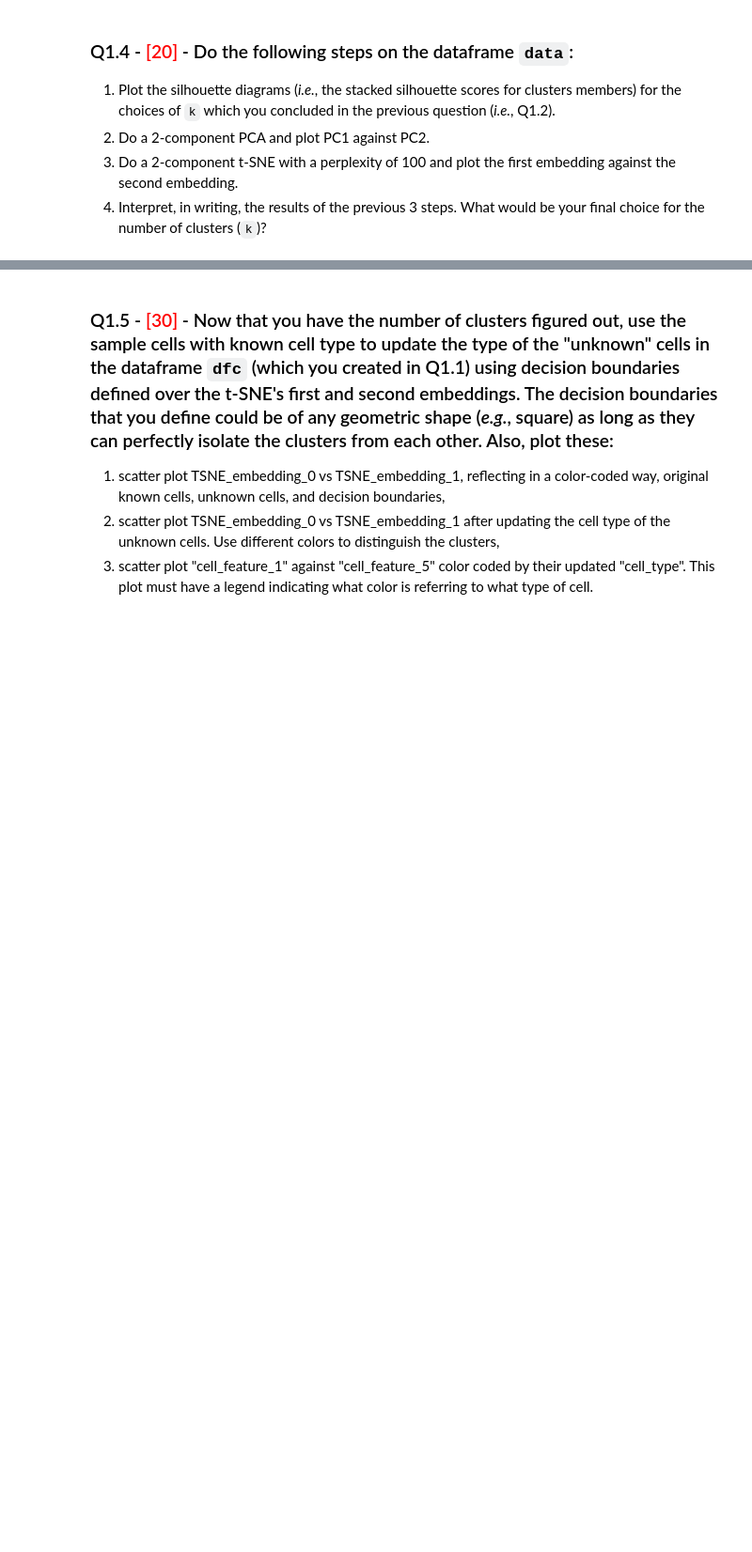
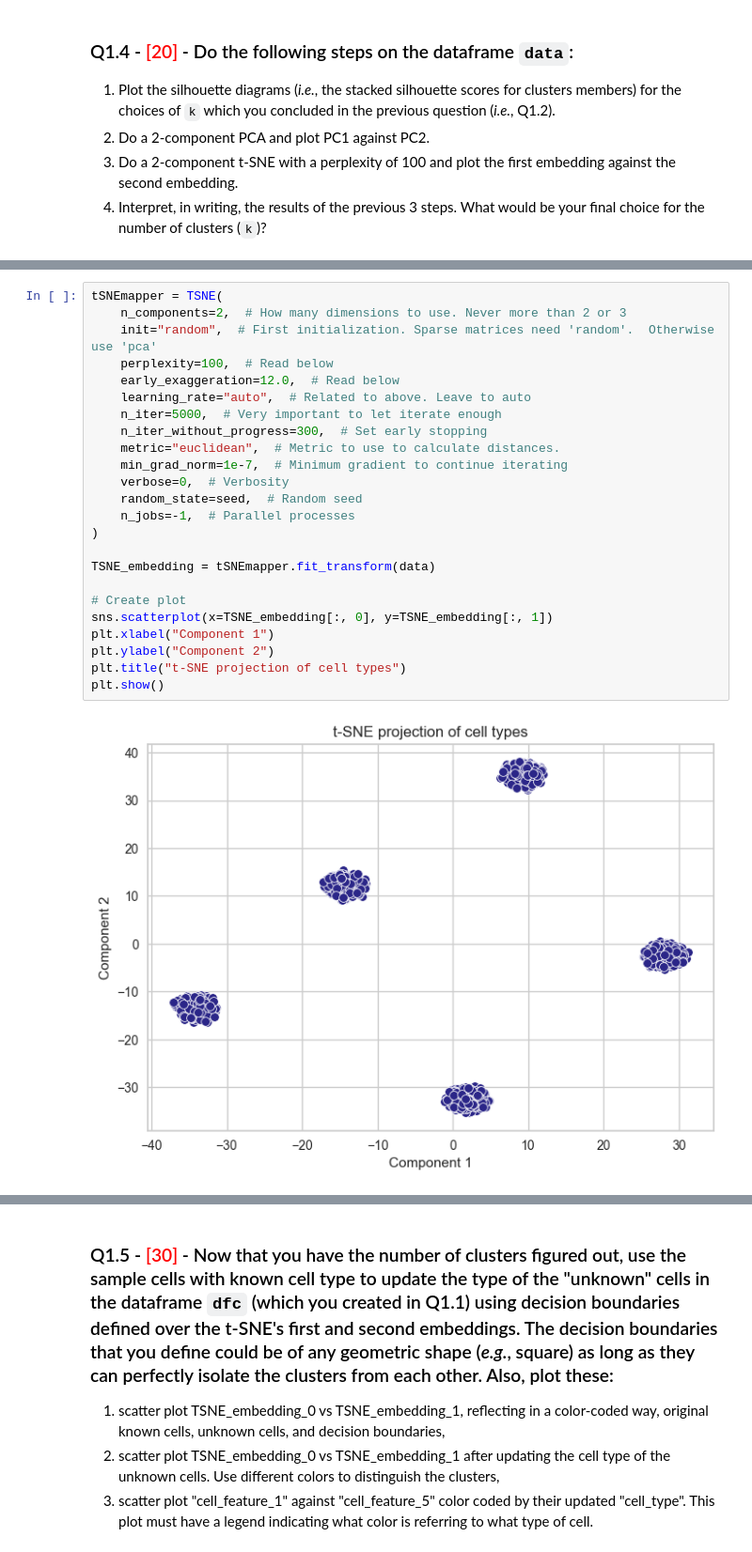
Before and after one commit to ParamvirSran/Machine-Learning, a Jupyter notebook: Assignments/A9/Assignment_9.ipynb, the cells around one changed output, grey strips where cells are left out. Shown at 94% size. Saved outputs shown, nothing was run; the diff lists cells and outputs as text; blank space fills up the shorter version.

```diff
--- a/Assignments/A9/Assignment_9.ipynb
+++ b/Assignments/A9/Assignment_9.ipynb
@@ -174,0 +201,26 @@ The silhouette score for K-means with 5 clusters is 0.717
+# %%
+tSNEmapper = TSNE(
+    n_components=2,  # How many dimensions to use. Never more than 2 or 3
+    init="random",  # First initialization. Sparse matrices need 'random'.  Otherwise use 'pca'
+    perplexity=100,  # Read below
+    early_exaggeration=12.0,  # Read below
+    learning_rate="auto",  # Related to above. Leave to auto
+    n_iter=5000,  # Very important to let iterate enough
+    n_iter_without_progress=300,  # Set early stopping
+    metric="euclidean",  # Metric to use to calculate distances.
+    min_grad_norm=1e-7,  # Minimum gradient to continue iterating
+    verbose=0,  # Verbosity
+    random_state=seed,  # Random seed
+    n_jobs=-1,  # Parallel processes
+)
+
+TSNE_embedding = tSNEmapper.fit_transform(data)
+
+# Create plot
+sns.scatterplot(x=TSNE_embedding[:, 0], y=TSNE_embedding[:, 1])
+plt.xlabel("Component 1")
+plt.ylabel("Component 2")
+plt.title("t-SNE projection of cell types")
+plt.show()
+# %% [output]
+[figure, added]
```
Also changed, not shown: parts of 4 cells of this notebook.
